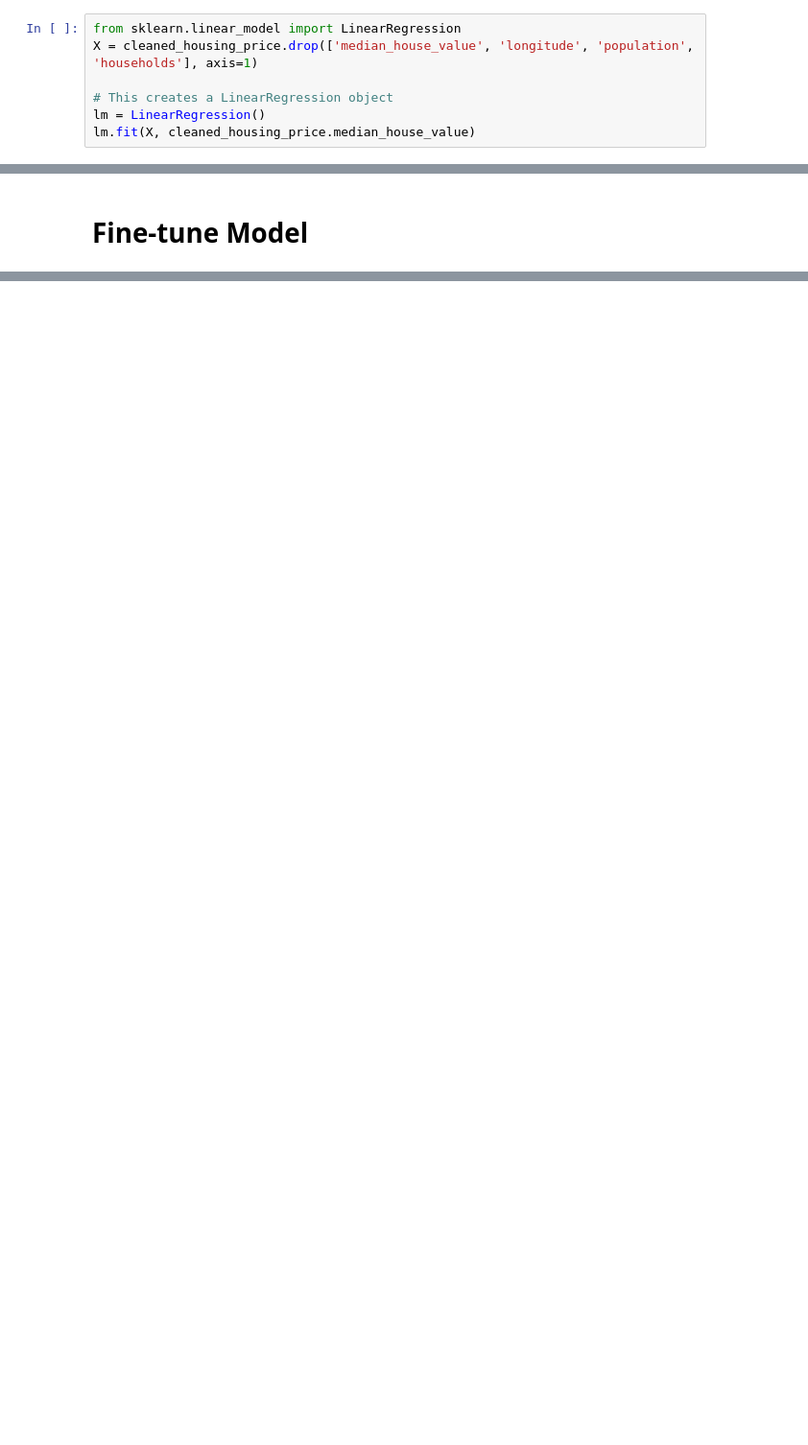
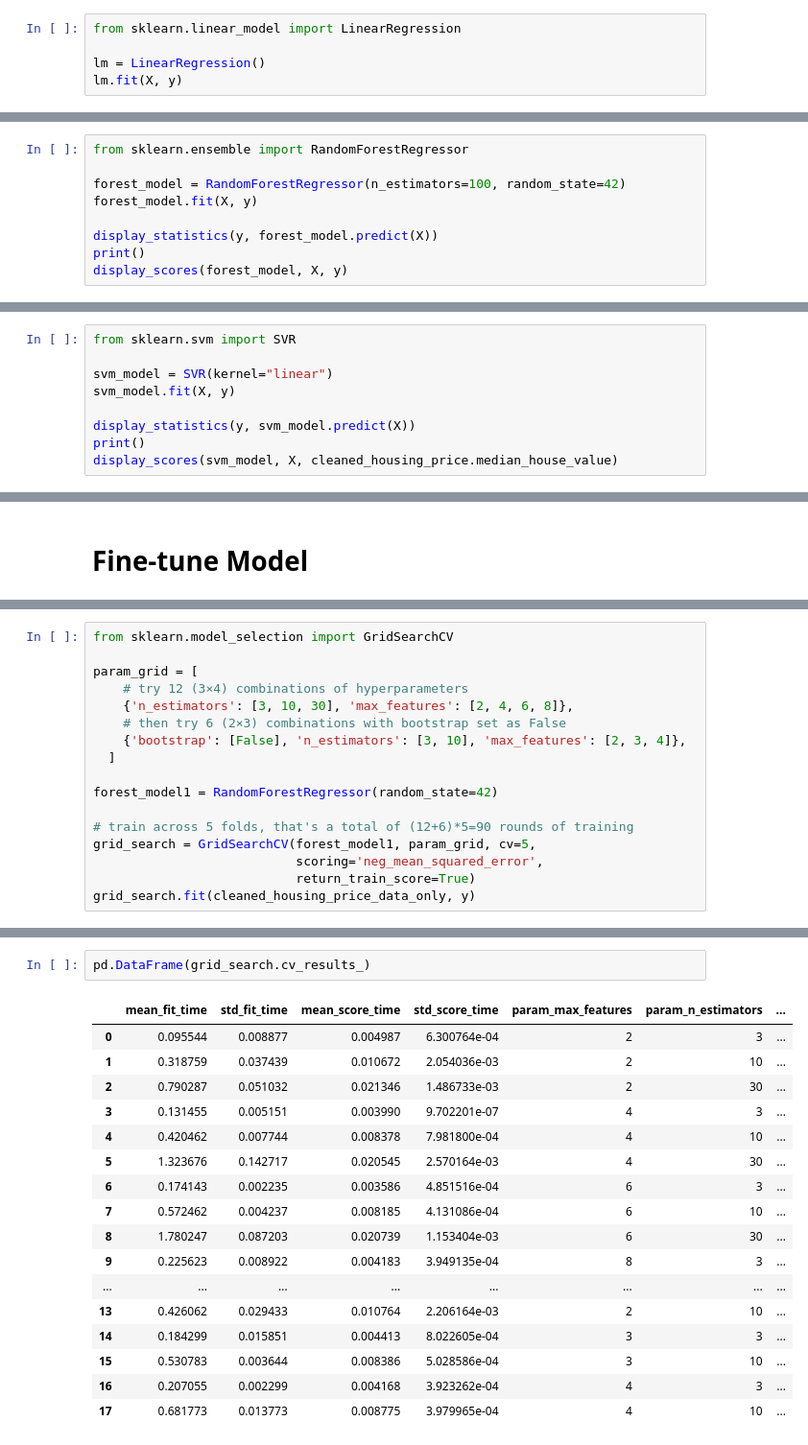
Before and after one commit to tiffany88888/capstone, a Jupyter notebook: capstone.ipynb, the cells around one changed output, grey strips where cells are left out. Shown at 96% size. Drawn from its saved outputs; the diff is of its cells as text; blank space fills up the shorter version.

Commit message:
Added fine tuning for RandomForestRegression

```diff
--- a/capstone.ipynb
+++ b/capstone.ipynb
@@ -190,11 +194,9 @@ strong multicollinearity or other numerical problems.
 ## Fitting Linear Regression using sklearn
 # %%
 from sklearn.linear_model import LinearRegression
-X = cleaned_housing_price.drop(['median_house_value', 'longitude', 'population', 'households'], axis=1)
 
-# This creates a LinearRegression object
 lm = LinearRegression()
-lm.fit(X, cleaned_housing_price.median_house_value)
+lm.fit(X, y)
 # %% [output]
 LinearRegression()
 # %%
@@ -268,0 +338,9 @@ The f-statistic is 5672.5496927660715, which is very close to the statsmodel (56
+# %%
+from sklearn.ensemble import RandomForestRegressor
+
+forest_model = RandomForestRegressor(n_estimators=100, random_state=42)
+forest_model.fit(X, y)
+
+display_statistics(y, forest_model.predict(X))
+print()
+display_scores(forest_model, X, y)
@@ -268,0 +359,9 @@ The f-statistic is 5672.5496927660715, which is very close to the statsmodel (56
+# %%
+from sklearn.svm import SVR
+
+svm_model = SVR(kernel="linear")
+svm_model.fit(X, y)
+
+display_statistics(y, svm_model.predict(X))
+print()
+display_scores(svm_model, X, cleaned_housing_price.median_house_value)
@@ -375,0 +382,17 @@ Standard deviation: 23020.691551253698
+# %%
+from sklearn.model_selection import GridSearchCV
+
+param_grid = [
+    # try 12 (3×4) combinations of hyperparameters
+    {'n_estimators': [3, 10, 30], 'max_features': [2, 4, 6, 8]},
+    # then try 6 (2×3) combinations with bootstrap set as False
+    {'bootstrap': [False], 'n_estimators': [3, 10], 'max_features': [2, 3, 4]},
+  ]
+
+forest_model1 = RandomForestRegressor(random_state=42)
+
+# train across 5 folds, that's a total of (12+6)*5=90 rounds of training
+grid_search = GridSearchCV(forest_model1, param_grid, cv=5,
+                           scoring='neg_mean_squared_error',
+                           return_train_score=True)
+grid_search.fit(cleaned_housing_price_data_only, y)
@@ -375,0 +452,20 @@ Standard deviation: 23020.691551253698
+# %%
+pd.DataFrame(grid_search.cv_results_)
+# %% [output]
+|  | mean_fit_time | std_fit_time | mean_score_time | std_score_time | param_max_features | param_n_estimators | ... |
+| 0 | 0.095544 | 0.008877 | 0.004987 | 6.300764e-04 | 2 | 3 | ... |
+| 1 | 0.318759 | 0.037439 | 0.010672 | 2.054036e-03 | 2 | 10 | ... |
+| 2 | 0.790287 | 0.051032 | 0.021346 | 1.486733e-03 | 2 | 30 | ... |
+| 3 | 0.131455 | 0.005151 | 0.003990 | 9.702201e-07 | 4 | 3 | ... |
+| 4 | 0.420462 | 0.007744 | 0.008378 | 7.981800e-04 | 4 | 10 | ... |
+| 5 | 1.323676 | 0.142717 | 0.020545 | 2.570164e-03 | 4 | 30 | ... |
+| 6 | 0.174143 | 0.002235 | 0.003586 | 4.851516e-04 | 6 | 3 | ... |
+| 7 | 0.572462 | 0.004237 | 0.008185 | 4.131086e-04 | 6 | 10 | ... |
+| 8 | 1.780247 | 0.087203 | 0.020739 | 1.153404e-03 | 6 | 30 | ... |
+| 9 | 0.225623 | 0.008922 | 0.004183 | 3.949135e-04 | 8 | 3 | ... |
+| ... | ... | ... | ... | ... | ... | ... | ... |
+| 13 | 0.426062 | 0.029433 | 0.010764 | 2.206164e-03 | 2 | 10 | ... |
+| 14 | 0.184299 | 0.015851 | 0.004413 | 8.022605e-04 | 3 | 3 | ... |
+| 15 | 0.530783 | 0.003644 | 0.008386 | 5.028586e-04 | 3 | 10 | ... |
+| 16 | 0.207055 | 0.002299 | 0.004168 | 3.923262e-04 | 4 | 3 | ... |
+| 17 | 0.681773 | 0.013773 | 0.008775 | 3.979965e-04 | 4 | 10 | ... |
```
Also changed, not shown: parts of 51 cells of this notebook.
